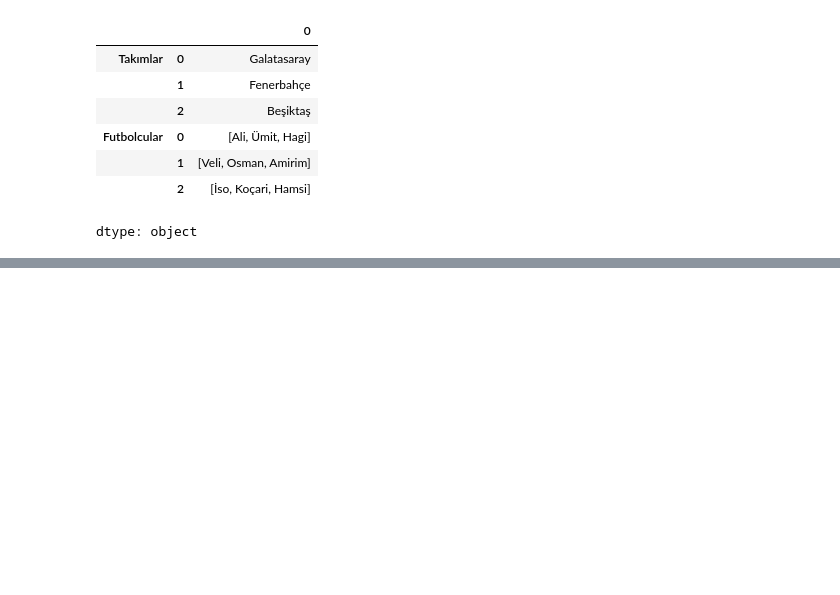
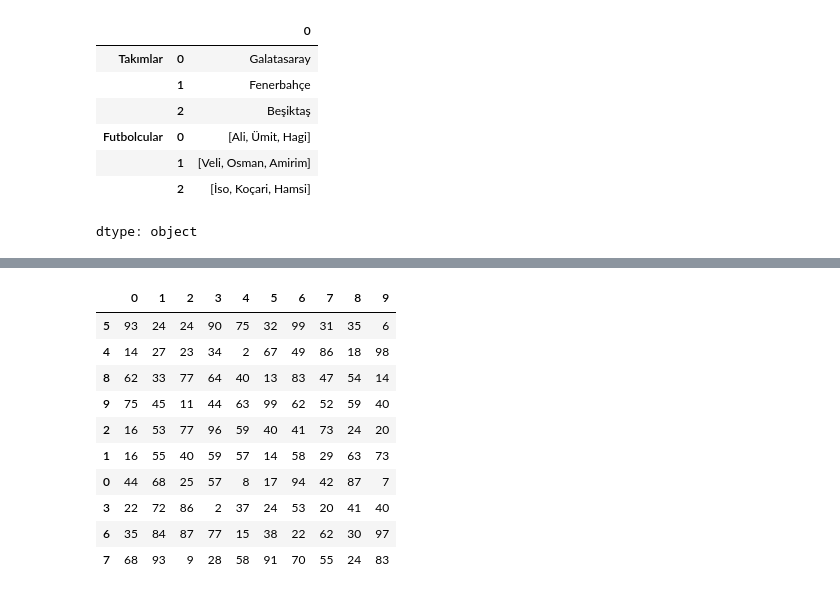
Before and after one commit to azem46/Python_Colab_Handbook, a Jupyter notebook: Python_Ders_16_2_Pandas_ipynb.ipynb, the cells around one changed output, grey strips where cells are left out. Saved outputs shown, nothing was run; the diff lists cells and outputs as text; code cells hidden in the pictures; blank space fills up the shorter version.

```diff
--- a/Python_Ders_16_2_Pandas_ipynb.ipynb
+++ b/Python_Ders_16_2_Pandas_ipynb.ipynb
@@ -1704,3 +1754,19 @@ veri
+# %%
+#verimizi istedğimiz sütuna göre sıralamak için
+#1. sutun değerlerine göre tüö satırları sıraladı
+veri.sort_values(by="1")
+# %% [output]
+|  | 0 | 1 | 2 | 3 | 4 | 5 | 6 | 7 | 8 | 9 |
+| 5 | 93 | 24 | 24 | 90 | 75 | 32 | 99 | 31 | 35 | 6 |
+| 4 | 14 | 27 | 23 | 34 | 2 | 67 | 49 | 86 | 18 | 98 |
+| 8 | 62 | 33 | 77 | 64 | 40 | 13 | 83 | 47 | 54 | 14 |
+| 9 | 75 | 45 | 11 | 44 | 63 | 99 | 62 | 52 | 59 | 40 |
+| 2 | 16 | 53 | 77 | 96 | 59 | 40 | 41 | 73 | 24 | 20 |
+| 1 | 16 | 55 | 40 | 59 | 57 | 14 | 58 | 29 | 63 | 73 |
+| 0 | 44 | 68 | 25 | 57 | 8 | 17 | 94 | 42 | 87 | 7 |
+| 3 | 22 | 72 | 86 | 2 | 37 | 24 | 53 | 20 | 41 | 40 |
+| 6 | 35 | 84 | 87 | 77 | 15 | 38 | 22 | 62 | 30 | 97 |
+| 7 | 68 | 93 | 9 | 28 | 58 | 91 | 70 | 55 | 24 | 83 |
 # %%
 #İşlemi daha hızlı yapan metot
 baslangic=time.time()
```
Also changed, not shown: parts of 31 cells of this notebook.
